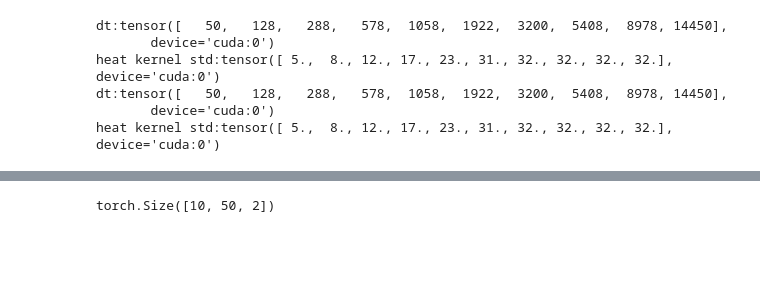
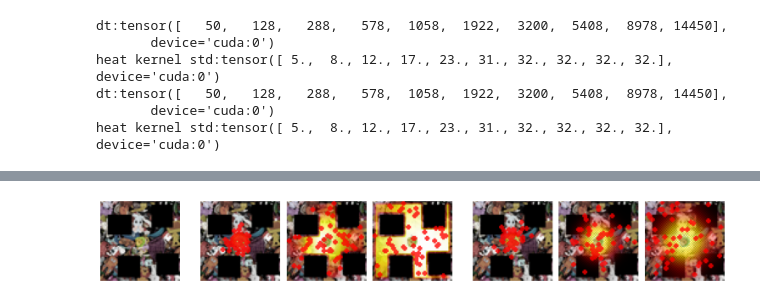
Before and after one commit to pranaboy72/denoisingheat, a Jupyter notebook: figure.ipynb, the cells around one changed output, grey strips where cells are left out. Cells and saved outputs as stored; diff of their text form; code cells hidden in the pictures; blank space fills up the shorter version.

```diff
--- a/figure.ipynb
+++ b/figure.ipynb
@@ -143,4 +107,37 @@ plt.show()
-# %%
-x_t.shape
-# %% [output]
-torch.Size([10, 50, 2])
+# %%
+goal = torch.tensor([[[-0.,-0.]]], device=device)
+obs = overlay_goal(background, img_size, wastes, goal)
+t = torch.tensor([i for i in range(1, noise_steps+1)], device=device)
+
+heat, _, _, x_t = diffusion.forward_diffusion(t, goal.repeat(10,1,1), 50, obstacle_masks.repeat(10,1,1))
+heat2, x_t2 = gauss_diffusion.forward_diffusion(t, goal.repeat(10,1,1), 50)
+
+fig = plt.figure(figsize=(15, 6))
+gs = gridspec.GridSpec(1, 9, width_ratios=[1, 0.1, 1, 1, 1, 0.1, 1, 1, 1])
+
+ax0 = fig.add_subplot(gs[0])
+ax1 = fig.add_subplot(gs[2])
+ax2 = fig.add_subplot(gs[3])
+ax3 = fig.add_subplot(gs[4])
+ax4 = fig.add_subplot(gs[6])
+ax5 = fig.add_subplot(gs[7])
+ax6 = fig.add_subplot(gs[8])
+
+axes = [ax0, ax1, ax2, ax3, ax4, ax5, ax6]
+
+# Use these axes to display your images:
+axes[0].imshow(obs[0].permute(1,2,0).cpu().numpy())
+axes[0].axis('off')
+
+heat_steps_1 = [0, 3, 5]
+heat_steps_2 = [0, 2, 3]
+
+for idx, step in enumerate(heat_steps_1):
+    plot_heat_on_axis(axes[idx+1], heat[step], background[0], goal.cpu(), x_t[step].unsqueeze(0).cpu())
+for idx, step in enumerate(heat_steps_2):
+    plot_heat_on_axis(axes[idx+4], heat2[step], background[0], goal.cpu(), x_t2[step].unsqueeze(0).cpu())
+
+plt.tight_layout()
+plt.show()
+# %% [output]
+[figure, added]
```
Also changed, not shown: parts of 3 cells of this notebook, 10 other files.
